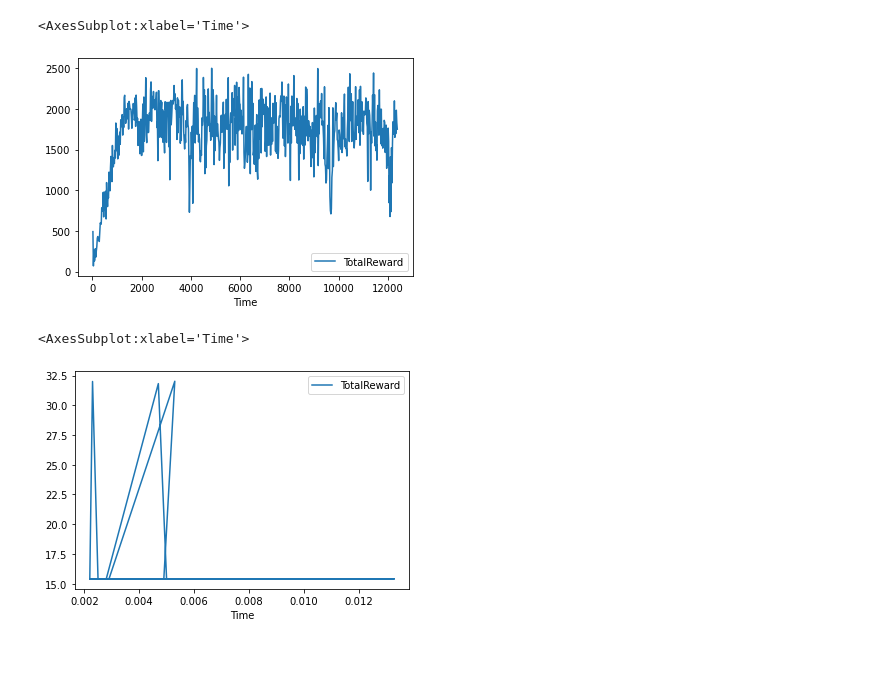
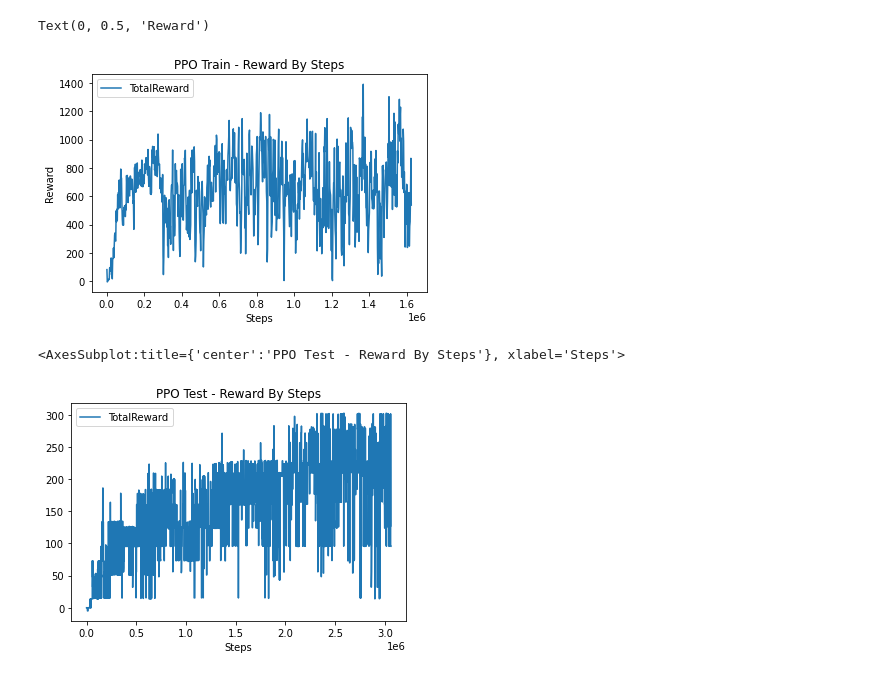
Before and after one commit to econnolly27/ReinforcementLearningNES, a Jupyter notebook: testing/graphs.ipynb, the cells around one changed output. Saved outputs shown, nothing was run; the diff lists cells and outputs as text; code cells hidden in the pictures.

```diff
--- a/testing/graphs.ipynb
+++ b/testing/graphs.ipynb
@@ -15,10 +22,11 @@ a3c_test.plot(x='Time',y='TotalReward')
-# %%
-ppo_train.plot(x='Time',y='TotalReward')
-# %% [output]
-<AxesSubplot:xlabel='Time'>
-[figure, removed]
+# %%
+ppo_train_graph = ppo_train.plot(x='Steps',y='TotalReward',title="PPO Train - Reward By Steps")
+ppo_train_graph.set_ylabel("Reward")
+# %% [output]
+Text(0, 0.5, 'Reward')
+[figure, added]
 # %%
-ppo_test.plot(x='Time',y='TotalReward')
+ppo_test.plot(x='Steps',y='TotalReward',title="PPO Test - Reward By Steps")
 # %% [output]
-<AxesSubplot:xlabel='Time'>
+<AxesSubplot:title={'center':'PPO Test - Reward By Steps'}, xlabel='Steps'>
-[figure, old version]
+[figure, new version]
```
Also changed, not shown: parts of 3 cells of this notebook, 7 other files.
